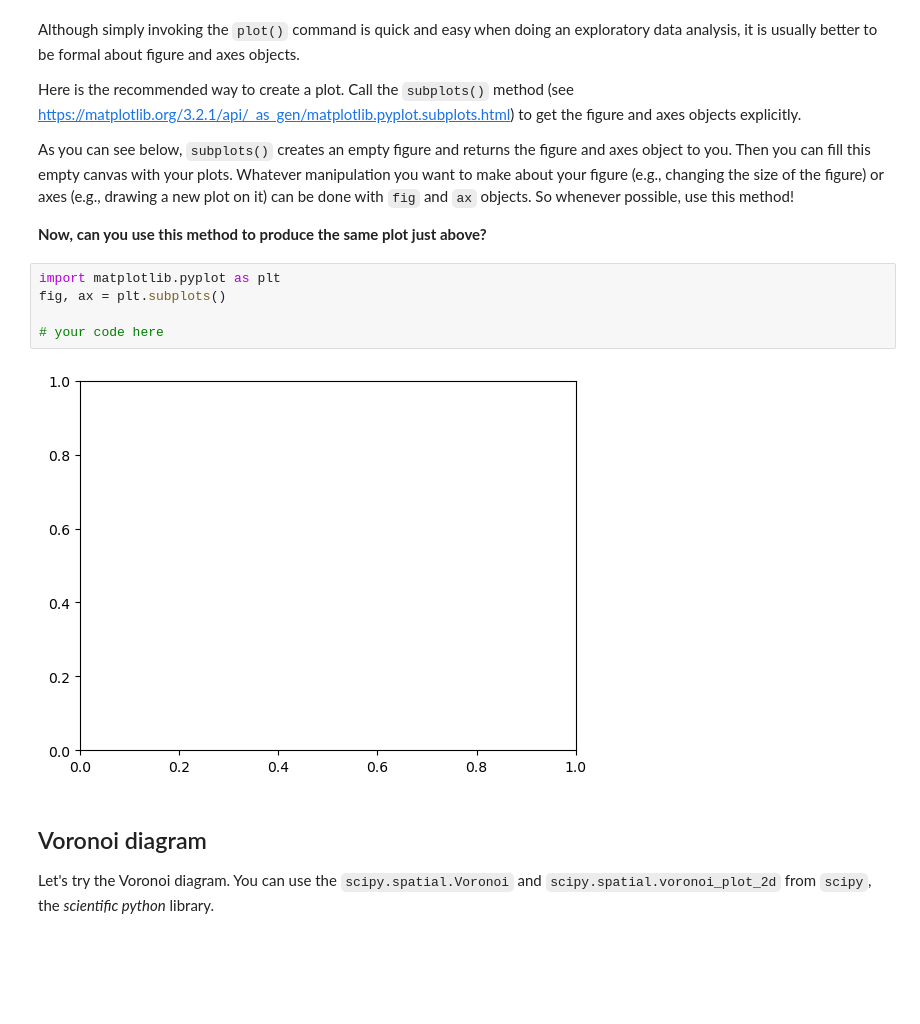
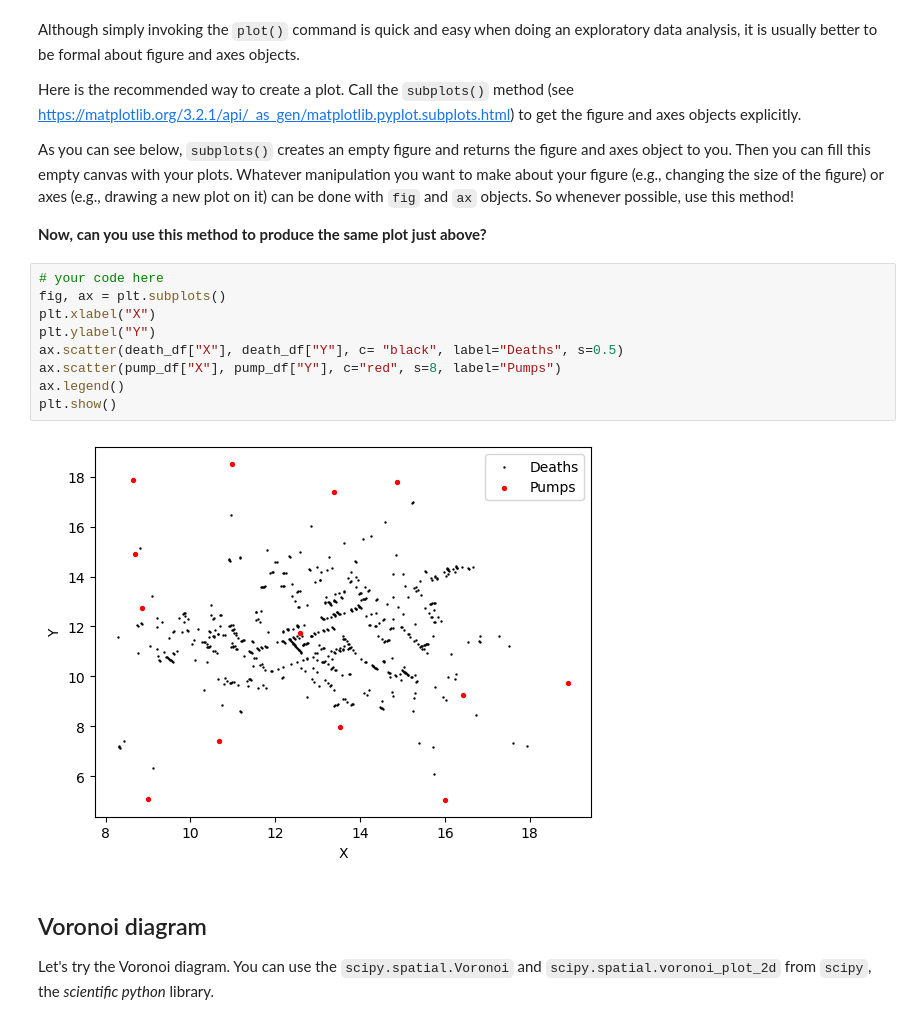
Before and after one commit to MushOP/Datavisualization, a Jupyter notebook: individual_works/dsb_s205430.ipynb, the cells around one changed output. Drawn from its saved outputs; the diff is of its cells as text; blank space fills up the shorter version.

```diff
--- a/individual_works/dsb_s205430.ipynb
+++ b/individual_works/dsb_s205430.ipynb
@@ -612,13 +612,17 @@ Here is the recommended way to create a plot. Call the `subplots()` method (see
 As you can see below, `subplots()` creates an empty figure and returns the figure and axes object to you. Then you can fill this empty canvas with your plots. Whatever manipulation you want to make about your figure (e.g., changing the size of the figure) or axes (e.g., drawing a new plot on it) can be done with `fig` and `ax` objects. So whenever possible, use this method!
 
 **Now, can you use this method to produce the same plot just above?**
-# %%
-import matplotlib.pyplot as plt
-fig, ax = plt.subplots()
-
-# your code here
-# %% [output]
-[figure, removed]
+# %%
+# your code here
+fig, ax = plt.subplots()
+plt.xlabel("X")
+plt.ylabel("Y")
+ax.scatter(death_df["X"], death_df["Y"], c= "black", label="Deaths", s=0.5)
+ax.scatter(pump_df["X"], pump_df["Y"], c="red", s=8, label="Pumps")
+ax.legend()
+plt.show()
+# %% [output]
+[figure, added]
 # %% [markdown]
 ## Voronoi diagram
 
```
Also changed, not shown: parts of 2 cells of this notebook.
